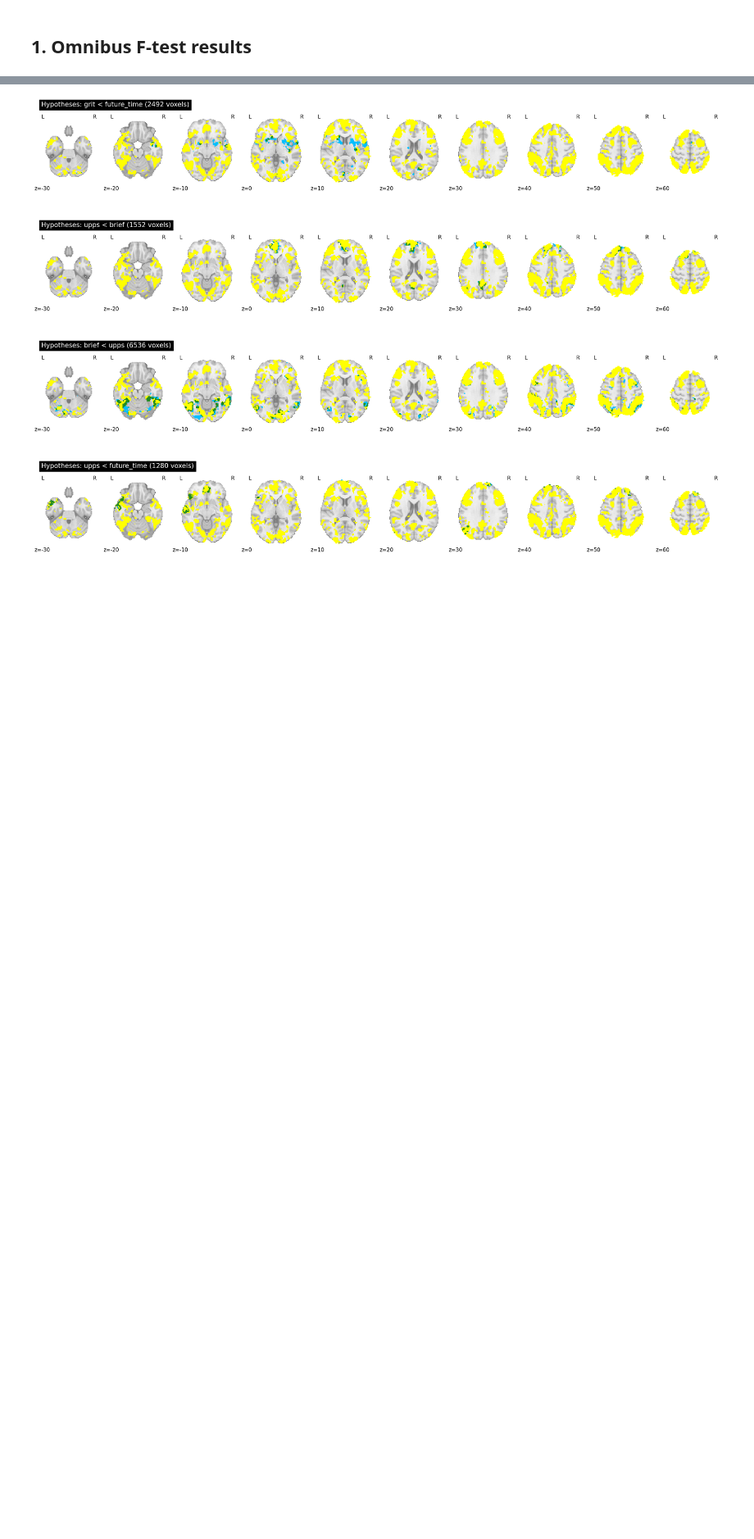
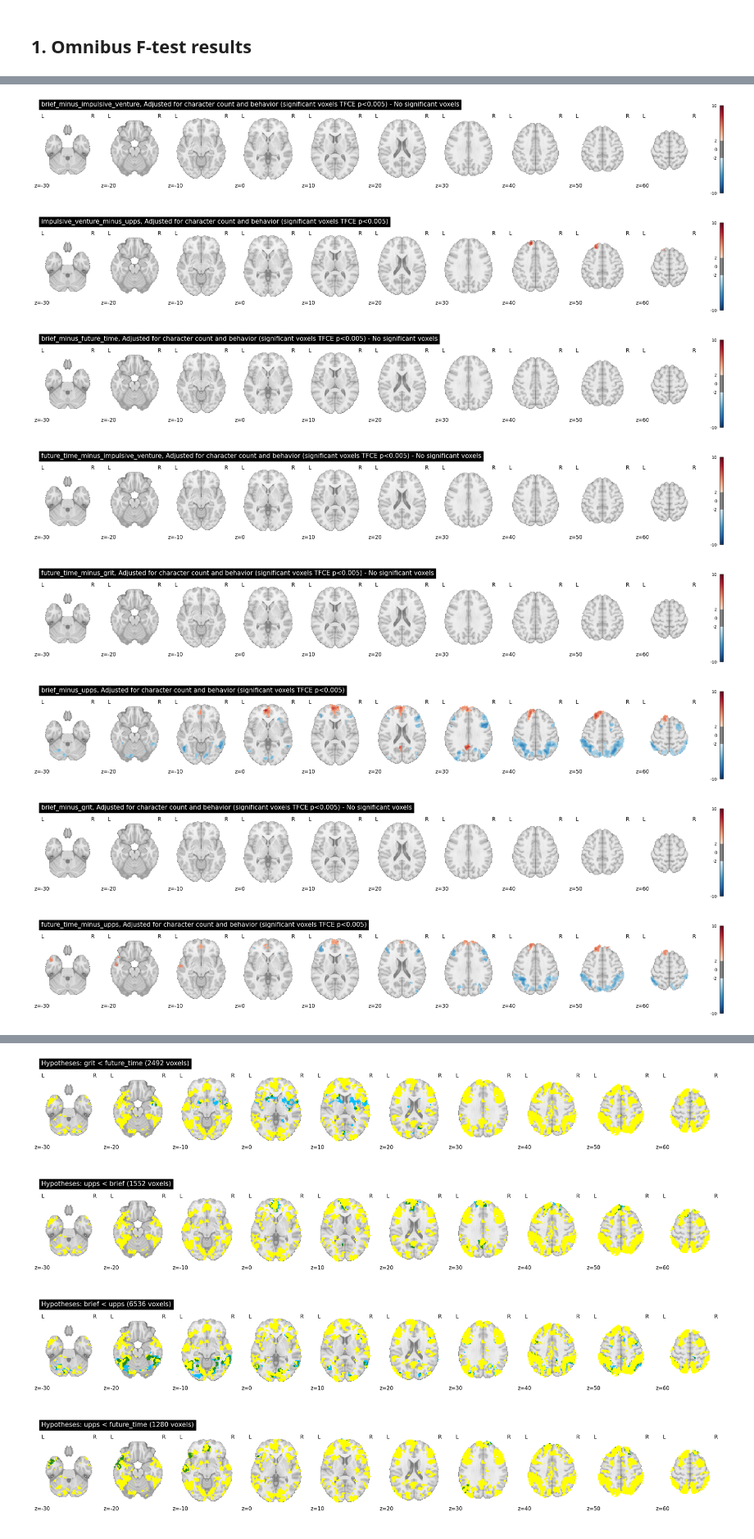
Before and after one commit to jaemonj/survey-medley-code, a Jupyter notebook: analyses/unified_model_questionnaire_average_omnibus_f/review_results_unified.ipynb, the cells around one changed output, grey strips where cells are left out. Shown at 82% size. Cells and saved outputs as stored; diff of their text form; code cells hidden in the pictures; blank space fills up the shorter version.

```diff
--- a/analyses/unified_model_questionnaire_average_omnibus_f/review_results_unified.ipynb
+++ b/analyses/unified_model_questionnaire_average_omnibus_f/review_results_unified.ipynb
@@ -90,31 +115,40 @@ question_pmaps, question_tmaps = get_p_t_maps(paired_outdir)
 bon_thresh = 1 - (0.005)
 
 z_slices = list(range(-30, 61, 10))
 
 for map_label, map in question_pmaps.items():
     tmap = load_img(question_tmaps[map_label])
     pmap = load_img(map)
     # Threshold and binarize pmap at 0.95, then multiply by fmap
     img = math_img(f'img_t * (img_p > {bon_thresh})', img_t=tmap, img_p=pmap)
 
     # Check if there are any significant voxels
     img_data = get_data(img)
     has_sig_voxels = np.any(img_data != 0)
 
     # Prepare the title
-    title = f'{map_label}, Unadjusted (significant voxels TFCE p<{1 - bon_thresh:.3})'
+    title = f'{map_label}, Adjusted for character count and behavior (significant voxels TFCE p<{1 - bon_thresh:.3})'
     if not has_sig_voxels:
         title += ' - No significant voxels'
 
     display = plot_stat_map(
         img,
         threshold=2,
         display_mode='z',
         cut_coords=z_slices,
         colorbar=True,
         title=title,
         symmetric_cbar=True,
         vmax=10,
     )
     plt.show()
     display.close()
+# %% [output]
+[figure, added]
+[figure, added]
+[figure, added]
+[figure, added]
+[figure, added]
+[figure, added]
+[figure, added]
+[figure, added]
```
Also changed, not shown: parts of 7 cells of this notebook, 1 other file.
